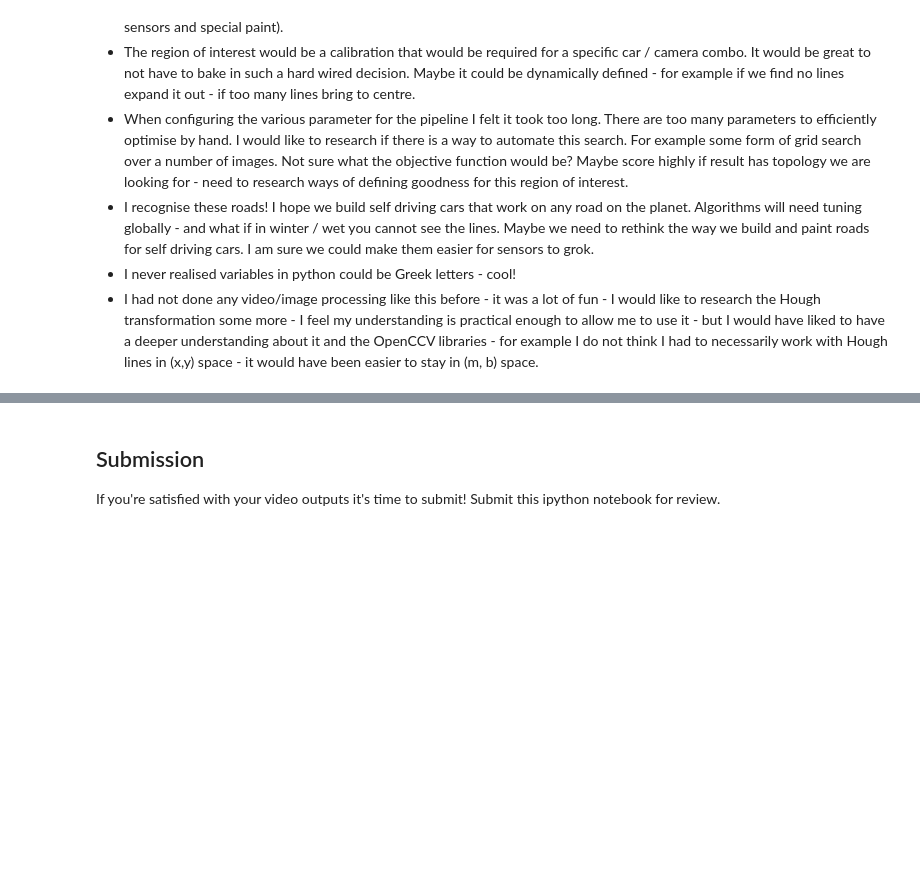
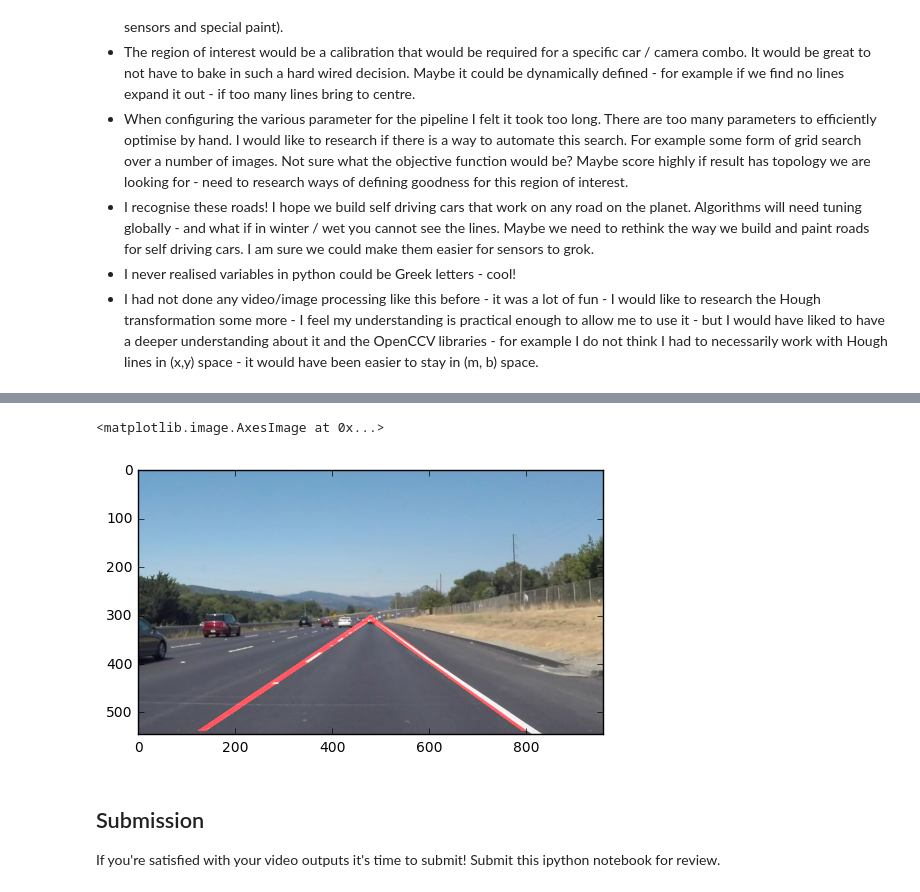
Before and after one commit to mattwg/carnd-project1, a Jupyter notebook: P1.ipynb, the cells around one changed output, grey strips where cells are left out. Drawn from its saved outputs; the diff is of its cells as text; code cells hidden in the pictures; blank space fills up the shorter version.

```diff
--- a/P1.ipynb
+++ b/P1.ipynb
@@ -404,3 +458,13 @@ Thoughts:
+# %%
+image = mpimg.imread('test_images/vlcsnap-2016-11-09-13h09m30s621.jpg')
+
+image = ave_line_pipeline(image, kernel_size = 3, low_threshold = 40, high_threshold =100,
+                               min_line_len=10, max_line_gap=20, threshold = 100)
+
+plt.imshow(image)
+# %% [output]
+<matplotlib.image.AxesImage at 0x...>
+[figure, added]
 # %% [markdown]
 ## Submission
 
```
Also changed, not shown: parts of 17 cells of this notebook, 28 other files.
